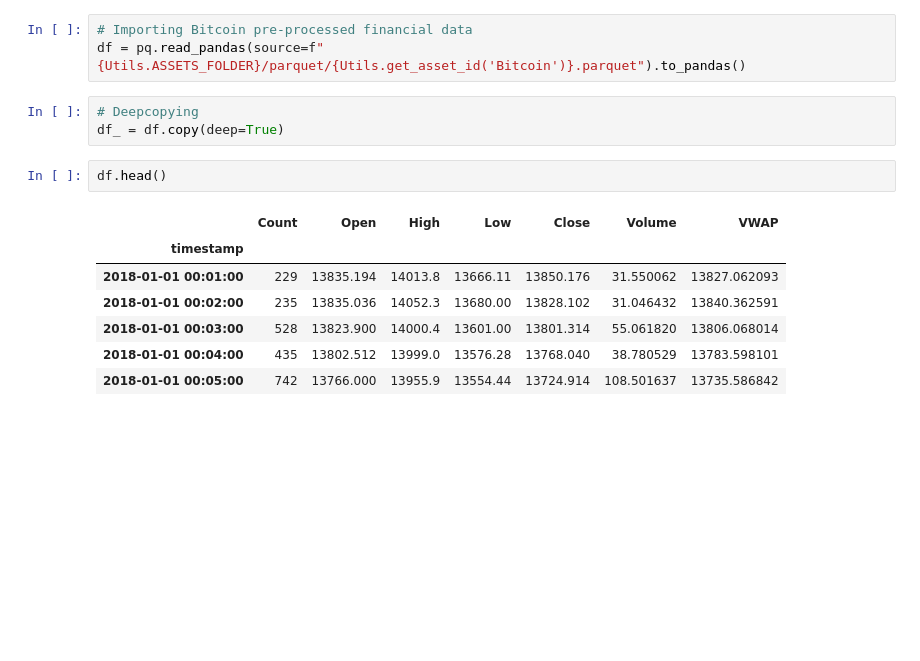
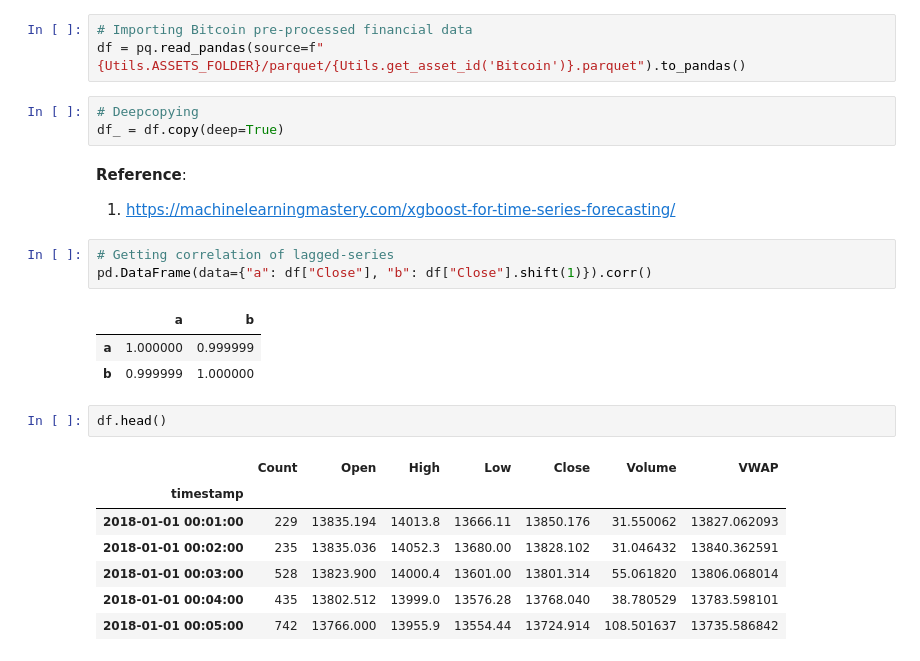
Before and after one commit to lcsrodriguez/cryptotrading, a Jupyter notebook: notebooks/bitcoin_trading.ipynb, the cells around one changed output. Drawn from its saved outputs; the diff is of its cells as text; blank space fills up the shorter version.

```diff
--- a/notebooks/bitcoin_trading.ipynb
+++ b/notebooks/bitcoin_trading.ipynb
@@ -16,6 +16,16 @@ df = pq.read_pandas(source=f"{Utils.ASSETS_FOLDER}/parquet/{Utils.get_asset_id('
 # %%
 # Deepcopying
 df_ = df.copy(deep=True)
+# %% [markdown]
+**Reference**:
+1. https://machinelearningmastery.com/xgboost-for-time-series-forecasting/
+# %%
+# Getting correlation of lagged-series
+pd.DataFrame(data={"a": df["Close"], "b": df["Close"].shift(1)}).corr()
+# %% [output]
+|  | a | b |
+| a | 1.000000 | 0.999999 |
+| b | 0.999999 | 1.000000 |
 # %%
 df.head()
 # %% [output]
```
Also changed, not shown: 2 other files.
